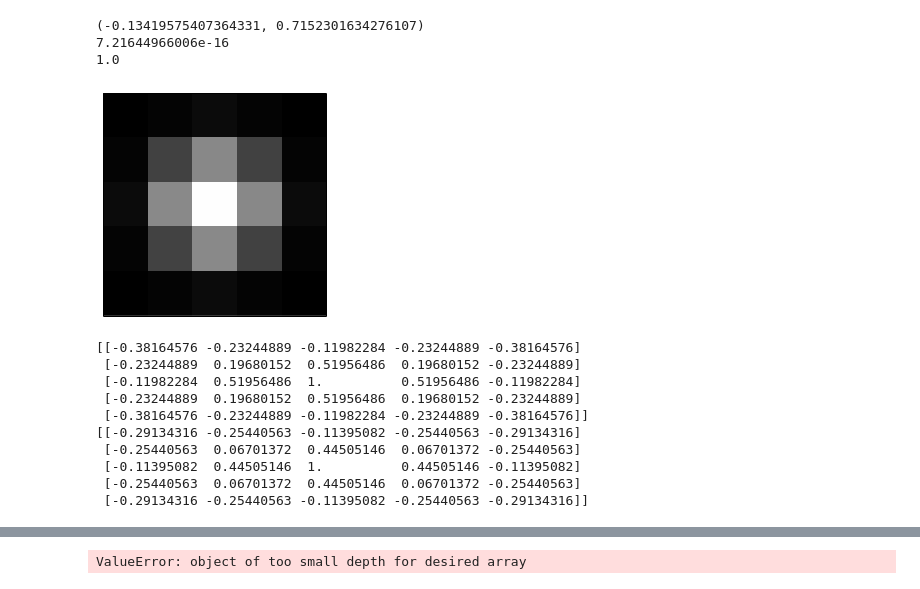
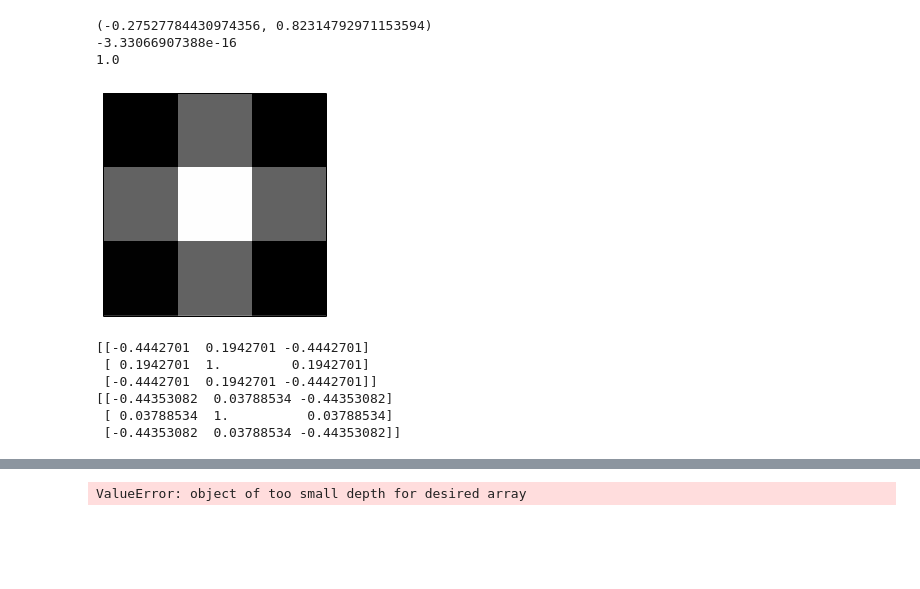
Before and after one commit to rjames91/play_vis, a Jupyter notebook: kernel_generators.ipynb, the cells around one changed output, grey strips where cells are left out. Cells and saved outputs as stored; diff of their text form; code cells hidden in the pictures; blank space fills up the shorter version.

```diff
--- a/kernel_generators.ipynb
+++ b/kernel_generators.ipynb
@@ -13,37 +13,33 @@ from vision.spike_tools.vis import my_imshow
 def mse(mat0, mat1):
     return ((mat0 - mat1)**2).mean()
 # %%
-kernel_w = 5
+kernel_w = 3
 std_dev = 0.8
 sd_mult = 6.7
 csk = csgen.center_surround_kernel(kernel_w, std_dev, sd_mult)
 print(csk.min(), csk.max())
 print(csk.sum())
 print((csk**2).sum())
 plt.figure()
 ax = plt.subplot(1,1,1)
 my_imshow(ax, csk)#, vmin=-1, vmax=1)
 plt.show()
 # %% [output]
-(-0.13419575407364331, 0.7152301634276107)
-7.21644966006e-16
+(-0.27527784430974356, 0.82314792971153594)
+-3.33066907388e-16
 1.0
-[figure, old version]
+[figure, new version]
 # %%
 cs_corr0 = convolve2d(csk, csk, mode='same', boundary='wrap')
 print(cs_corr0)
 cs_corr1 = correlate2d(csk, csk, mode='same')
 print(cs_corr1)
 # %% [output]
-[[-0.38164576 -0.23244889 -0.11982284 -0.23244889 -0.38164576]
- [-0.23244889  0.19680152  0.51956486  0.19680152 -0.23244889]
- [-0.11982284  0.51956486  1.          0.51956486 -0.11982284]
- [-0.23244889  0.19680152  0.51956486  0.19680152 -0.23244889]
- [-0.38164576 -0.23244889 -0.11982284 -0.23244889 -0.38164576]]
-[[-0.29134316 -0.25440563 -0.11395082 -0.25440563 -0.29134316]
- [-0.25440563  0.06701372  0.44505146  0.06701372 -0.25440563]
- [-0.11395082  0.44505146  1.          0.44505146 -0.11395082]
- [-0.25440563  0.06701372  0.44505146  0.06701372 -0.25440563]
- [-0.29134316 -0.25440563 -0.11395082 -0.25440563 -0.29134316]]
+[[-0.4442701  0.1942701 -0.4442701]
+ [ 0.1942701  1.         0.1942701]
+ [-0.4442701  0.1942701 -0.4442701]]
+[[-0.44353082  0.03788534 -0.44353082]
+ [ 0.03788534  1.          0.03788534]
+ [-0.44353082  0.03788534 -0.44353082]]
 # %%
 # freq = 4.
```
Also changed, not shown: parts of 1 cell of this notebook, 8 other files.
